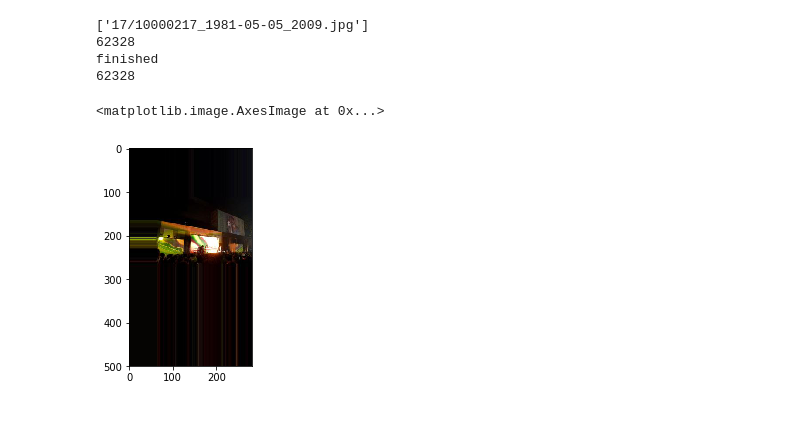
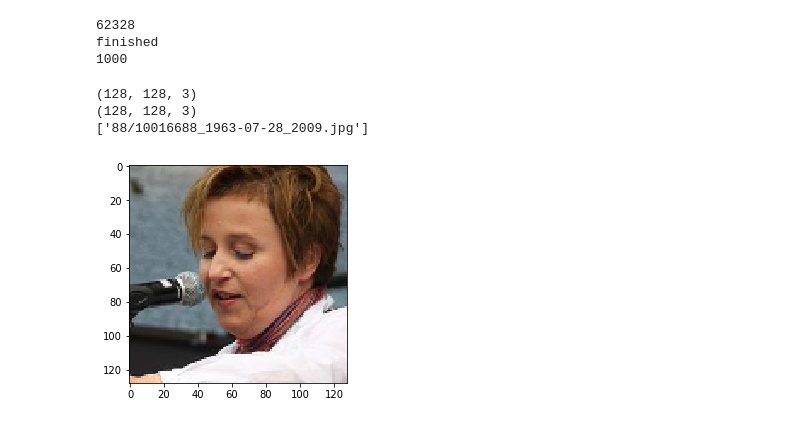
Before and after one commit to Carni7vore/age_group, a Jupyter notebook: final_project.ipynb, the cells around one changed output. Drawn from its saved outputs; the diff is of its cells as text; code cells hidden in the pictures.

Commit message:
add cv2.resize

```diff
--- a/final_project.ipynb
+++ b/final_project.ipynb
@@ -12,10 +14,10 @@ images=[]
 age=[]
 path=[]
 r=0
-print(data_path[0,0])
+# print(data_path[0,0])
 [h,w]= data_path.shape
 print(w)
-for i in range(w):
+for i in range(1000):
     str_1= ''.join(data_path[0,i])
     str_1='./wiki_crop/'+str_1
     str_1.replace(" \ "," / ")
@@ -28,17 +30,26 @@ for i in range(w):
         # path.append(str_1)
 
     except:
+        print(str_1)
+        print(i)
         continue
-    images.append(data)
+    img= cv2.resize(data,(128,128))
+    images.append(img)
+    age.append(temp_age)
 print("finished")
 print(len(images))
 # %% [output]
-['17/10000217_1981-05-05_2009.jpg']
 62328
 finished
-62328
+1000
-# %%
-plt.imshow(images[62300])
-# %% [output]
-<matplotlib.image.AxesImage at 0x...>
-[figure, removed]
+# %%
+# plt.imshow(images[62300])
+print(images[62].shape)
+print(images[58].shape)
+plt.imshow(images[38])
+print(data_path[0,38])
+# %% [output]
+(128, 128, 3)
+(128, 128, 3)
+['88/10016688_1963-07-28_2009.jpg']
+[figure, added]
```
Also changed, not shown: parts of 1 cell of this notebook.
